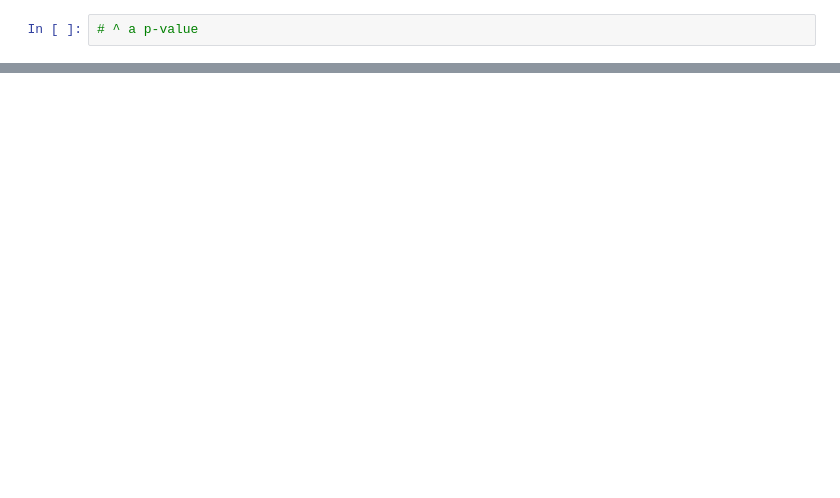
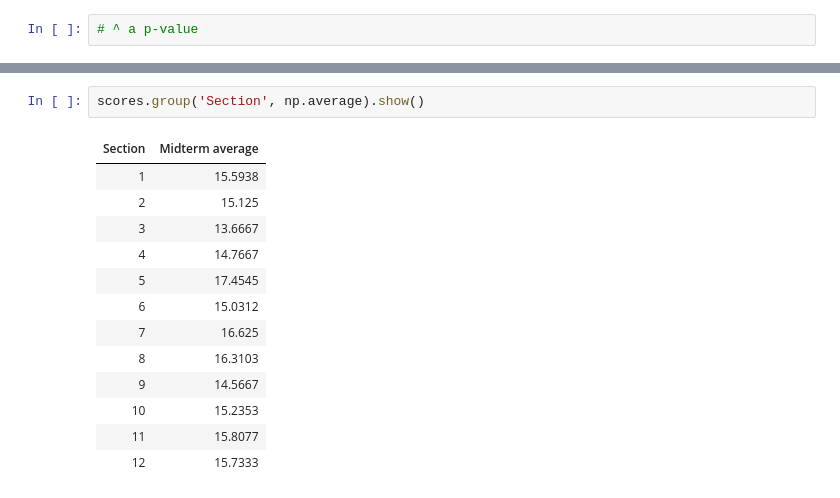
Before and after one commit to lawtonsclass/f24-code-from-class, a Jupyter notebook: data8-practice/ch11.ipynb, the cells around one changed output, grey strips where cells are left out. Drawn from its saved outputs; the diff is of its cells as text; blank space fills up the shorter version.

```diff
--- a/data8-practice/ch11.ipynb
+++ b/data8-practice/ch11.ipynb
@@ -212,0 +235,16 @@ np.count_nonzero(distances >= different_observed_statistic) / repetitions
+# %%
+scores.group('Section', np.average).show()
+# %% [output]
+| Section | Midterm average |
+| 1 | 15.5938 |
+| 2 | 15.125 |
+| 3 | 13.6667 |
+| 4 | 14.7667 |
+| 5 | 17.4545 |
+| 6 | 15.0312 |
+| 7 | 16.625 |
+| 8 | 16.3103 |
+| 9 | 14.5667 |
+| 10 | 15.2353 |
+| 11 | 15.8077 |
+| 12 | 15.7333 |
```
Also changed, not shown: parts of 30 cells of this notebook, 6 other files.
